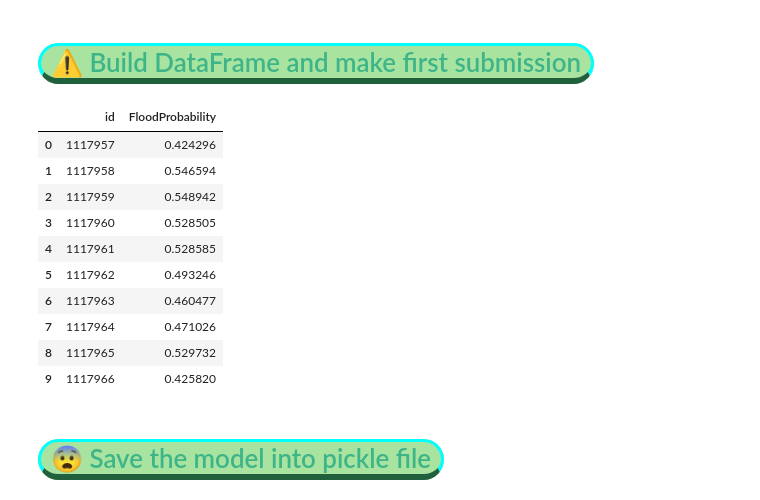
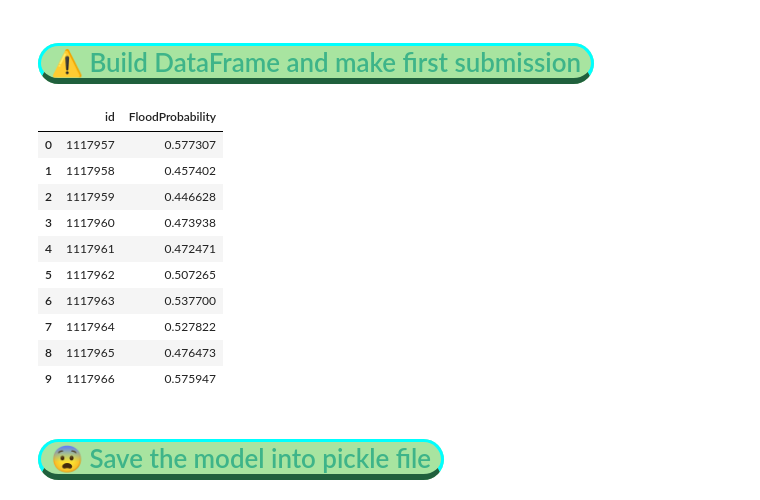
Before and after one commit to Ultraluxe25/Kapturov-s_Kaggle_Notebooks, a Jupyter notebook: 🌊⚠️⛈️😨🚣 Kapturov's solution of PS S4E5.ipynb, the cells around one changed output. Cells and saved outputs as stored; diff of their text form; code cells hidden in the pictures.

```diff
--- a/🌊⚠️⛈️😨🚣 Kapturov's solution of PS S4E5.ipynb
+++ b/🌊⚠️⛈️😨🚣 Kapturov's solution of PS S4E5.ipynb
@@ -644,16 +660,16 @@ Wall time: 2min 27s
 # %%
 base_models = [
-#     ('XGBoost', XGBRegressor(
-#         max_depth=13,
-#         learning_rate=0.22472048294428892,
-#         n_estimators=767,
-#         min_child_weight=10,
-#         gamma=8.58031910185836e-07,
-#         subsample=0.8936985751131682,
-#         colsample_bytree=0.04050040446078567,
-#         reg_alpha=0.16025160863896398,
-#         reg_lambda=6.875124639971543e-08,
-#     )),
+    ('XGBoost', XGBRegressor(
+        max_depth=13,
+        learning_rate=0.22472048294428892,
+        n_estimators=767,
+        min_child_weight=10,
+        gamma=8.58031910185836e-07,
+        subsample=0.8936985751131682,
+        colsample_bytree=0.04050040446078567,
+        reg_alpha=0.16025160863896398,
+        reg_lambda=6.875124639971543e-08,
+    )),
     ('LightGBM', LGBMRegressor(
         n_estimators=483,
         max_depth=82,
@@ -664,11 +680,11 @@ base_models = [
         random_state=27,
     )),
     ('CatBoost', CatBoostRegressor(
-        iterations=735,
+        iterations=1441,
         learning_rate=0.07024611544300416,
         colsample_bylevel=0.32374524982071545,
         min_data_in_leaf=69,
-        depth=9,
+        depth=10,
         l2_leaf_reg=5.938240087759686,
     )),
 ]
@@ -690,3 +694,13 @@ meta_model = XGBRegressor(
+# %%
+meta_model = LGBMRegressor(
+    n_estimators=2000,
+    max_depth=82,
+    learning_rate=0.02956613668999794,
+    boosting_type='gbdt',
+    num_leaves=251,
+    min_child_samples=90,
+    random_state=27,
+)
 # %% [markdown]
 <a id='14'></a>
 # <span style="border-radius: 30px; border: aqua solid; padding: 0px 10px 0px 10px;color: #3EB489; border-bottom: 6px solid  #20603D; background-color: #A8E4A0;">😨 Creating and fitting the stacking model
@@ -767,23 +780,23 @@ array([0.5757036 , 0.45340595, 0.45105827, 0.47149494, 0.4714147 ,
 # %%
 submission = pd.DataFrame({
     'id': sample_submission.id,
-    'FloodProbability': 1 - y_pred_test
+    'FloodProbability': y_pred_test
 })
 
 submission.to_csv('Kapturov_S4E5_submission.csv', index=False)
 submission.head(10)
 # %% [output]
 |  | id | FloodProbability |
-| 0 | 1117957 | 0.424296 |
-| 1 | 1117958 | 0.546594 |
-| 2 | 1117959 | 0.548942 |
-| 3 | 1117960 | 0.528505 |
-| 4 | 1117961 | 0.528585 |
-| 5 | 1117962 | 0.493246 |
-| 6 | 1117963 | 0.460477 |
-| 7 | 1117964 | 0.471026 |
-| 8 | 1117965 | 0.529732 |
-| 9 | 1117966 | 0.425820 |
+| 0 | 1117957 | 0.577307 |
+| 1 | 1117958 | 0.457402 |
+| 2 | 1117959 | 0.446628 |
+| 3 | 1117960 | 0.473938 |
+| 4 | 1117961 | 0.472471 |
+| 5 | 1117962 | 0.507265 |
+| 6 | 1117963 | 0.537700 |
+| 7 | 1117964 | 0.527822 |
+| 8 | 1117965 | 0.476473 |
+| 9 | 1117966 | 0.575947 |
 # %% [markdown]
 <a id='18'></a>
 # <span style="border-radius: 30px; border: aqua solid; padding: 0px 10px 0px 10px;color: #3EB489; border-bottom: 6px solid  #20603D; background-color: #A8E4A0;">😨 Save the model into pickle file</span>
```
Also changed, not shown: parts of 12 cells of this notebook.
